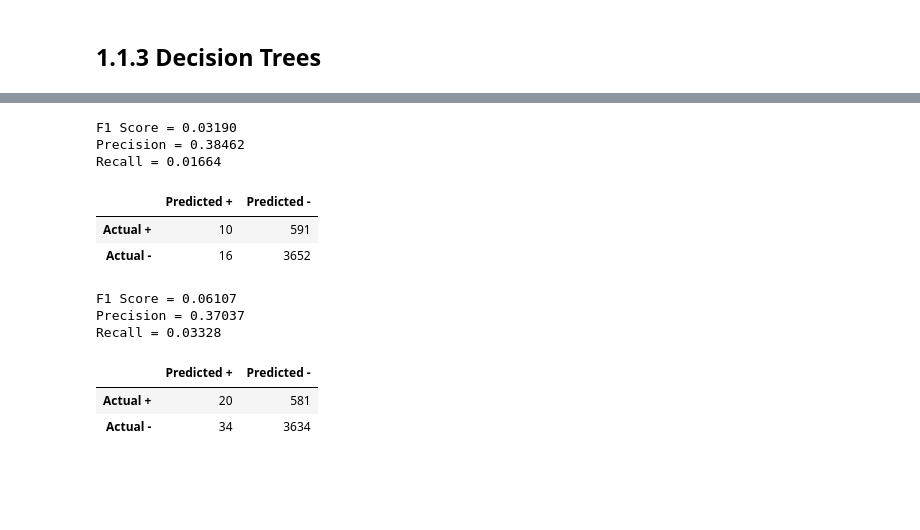
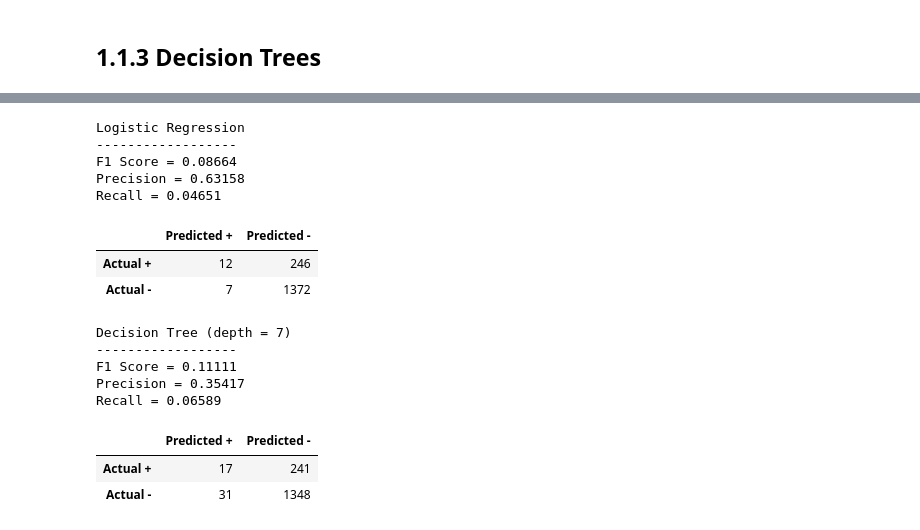
Before and after one commit to vingkan/foodinspectionforecasting, a Jupyter notebook: IIT/11_feature_selection.ipynb, the cells around one changed output, grey strips where cells are left out. Cells and saved outputs as stored; diff of their text form; code cells hidden in the pictures; blank space fills up the shorter version.

```diff
--- a/IIT/11_feature_selection.ipynb
+++ b/IIT/11_feature_selection.ipynb
@@ -148,11 +117,10 @@ F10     heat_garbage
 # %%
-df_train, df_test = train_test_split(
-    df, stratify=y, test_size=0.25, random_state=0
-)
-X_train = df_train[features]
-X_test = df_test[features]
-y_train = df_train[TARGET]
-y_test = df_test[TARGET]
+d_train = pd.read_csv("data/train_data.csv")
+d_test = pd.read_csv("data/test_data.csv")
+X_train = d_train[PREDICTORS]
+X_test = d_test[PREDICTORS]
+y_train = d_train[TARGET]
+y_test = d_test[TARGET]
 print("Train: N = {0}, P(CriticalFound|X) = {1:.3f}".format(len(X_train), y_train.mean()))
 print("Test:  N = {0}, P(CriticalFound|X) = {1:.3f}".format(len(X_test), y_test.mean()))
 # %% [output]
@@ -172,23 +159,31 @@ Recall = 0.22296
 # %%
+print("Logistic Regression")
+print("------------------")
 clf = pickle.load(open("models/sklearn-glm.pkl", "rb"))
-evaluate_model(y_test, clf.predict(df_test[PREDICTORS]))
+evaluate_model(y_test, clf.predict(X_test))
 # %% [output]
-F1 Score = 0.03190
-Precision = 0.38462
-Recall = 0.01664
+Logistic Regression
+------------------
+F1 Score = 0.08664
+Precision = 0.63158
+Recall = 0.04651
 |  | Predicted + | Predicted - |
-| Actual + | 10 | 591 |
-| Actual - | 16 | 3652 |
+| Actual + | 12 | 246 |
+| Actual - | 7 | 1372 |
 # %%
 tree_depth = 7
+print("Decision Tree (depth = {})".format(tree_depth))
+print("------------------")
 tree_lim = DecisionTreeClassifier(max_depth=tree_depth, random_state=0)
 tree_lim.fit(X_train, y_train)
 evaluate_model(y_test, tree_lim.predict(X_test))
 # %% [output]
-F1 Score = 0.06107
-Precision = 0.37037
-Recall = 0.03328
+Decision Tree (depth = 7)
+------------------
+F1 Score = 0.11111
+Precision = 0.35417
+Recall = 0.06589
 |  | Predicted + | Predicted - |
-| Actual + | 20 | 581 |
-| Actual - | 34 | 3634 |
+| Actual + | 17 | 241 |
+| Actual - | 31 | 1348 |
 # %%
```
Also changed, not shown: parts of 10 cells of this notebook, 1 other file.
